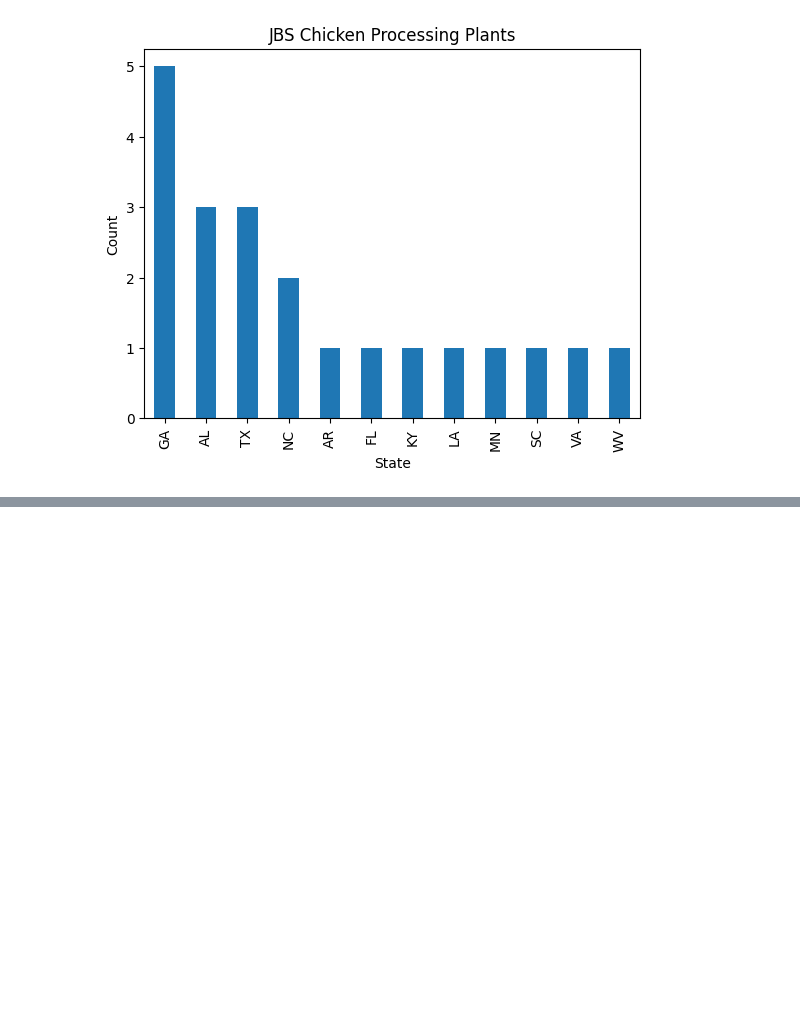
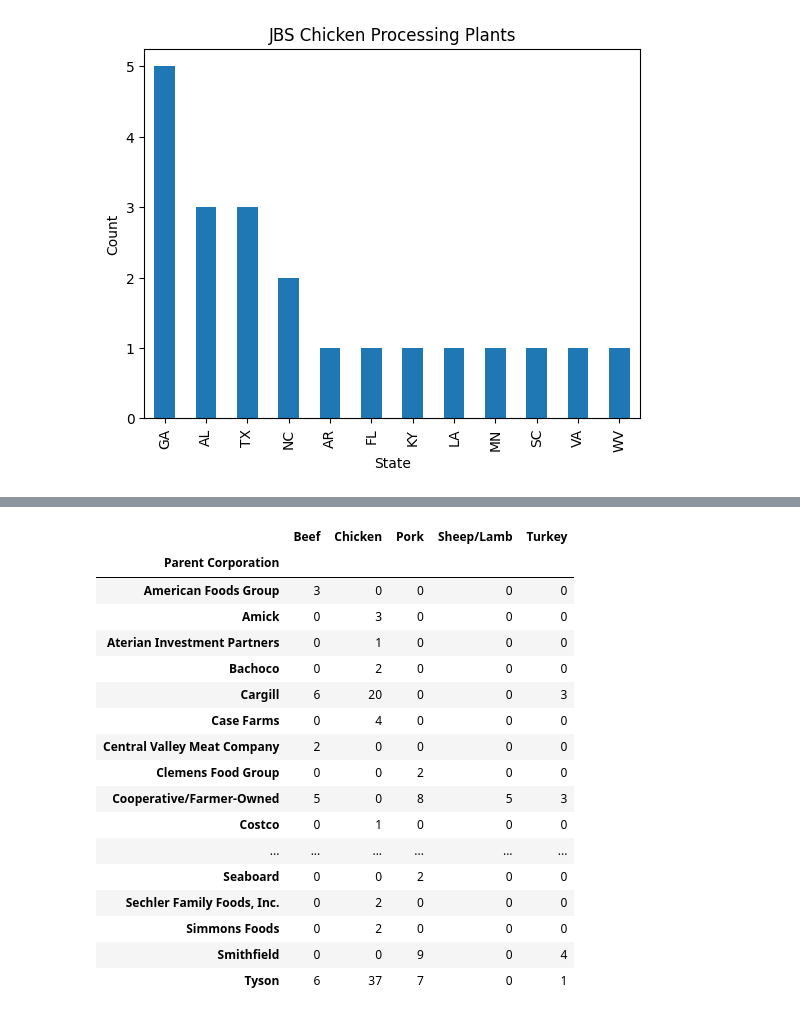
Before and after one commit to uchicago-dsi/rafi-poultry, a Jupyter notebook: notebooks/steve_FSIS_eda.ipynb, the cells around one changed output, grey strips where cells are left out. Cells and saved outputs as stored; diff of their text form; code cells hidden in the pictures; blank space fills up the shorter version.

```diff
--- a/notebooks/steve_FSIS_eda.ipynb
+++ b/notebooks/steve_FSIS_eda.ipynb
@@ -225,0 +261,21 @@ jbs_chicken_plants["State"].value_counts().plot(kind="bar", title="JBS Chicken P
+# %%
+fsis.pivot_table(values=animals, index="Parent Corporation", aggfunc="sum")
+# %% [output]
+|  | Beef | Chicken | Pork | Sheep/Lamb | Turkey |
+| Parent Corporation |  |  |  |  |  |
+| American Foods Group | 3 | 0 | 0 | 0 | 0 |
+| Amick | 0 | 3 | 0 | 0 | 0 |
+| Aterian Investment Partners | 0 | 1 | 0 | 0 | 0 |
+| Bachoco | 0 | 2 | 0 | 0 | 0 |
+| Cargill | 6 | 20 | 0 | 0 | 3 |
+| Case Farms | 0 | 4 | 0 | 0 | 0 |
+| Central Valley Meat Company | 2 | 0 | 0 | 0 | 0 |
+| Clemens Food Group | 0 | 0 | 2 | 0 | 0 |
+| Cooperative/Farmer-Owned | 5 | 0 | 8 | 5 | 3 |
+| Costco | 0 | 1 | 0 | 0 | 0 |
+| ... | ... | ... | ... | ... | ... |
+| Seaboard | 0 | 0 | 2 | 0 | 0 |
+| Sechler Family Foods, Inc. | 0 | 2 | 0 | 0 | 0 |
+| Simmons Foods | 0 | 2 | 0 | 0 | 0 |
+| Smithfield | 0 | 0 | 9 | 0 | 4 |
+| Tyson | 6 | 37 | 7 | 0 | 1 |
```
Also changed, not shown: parts of 6 cells of this notebook.
